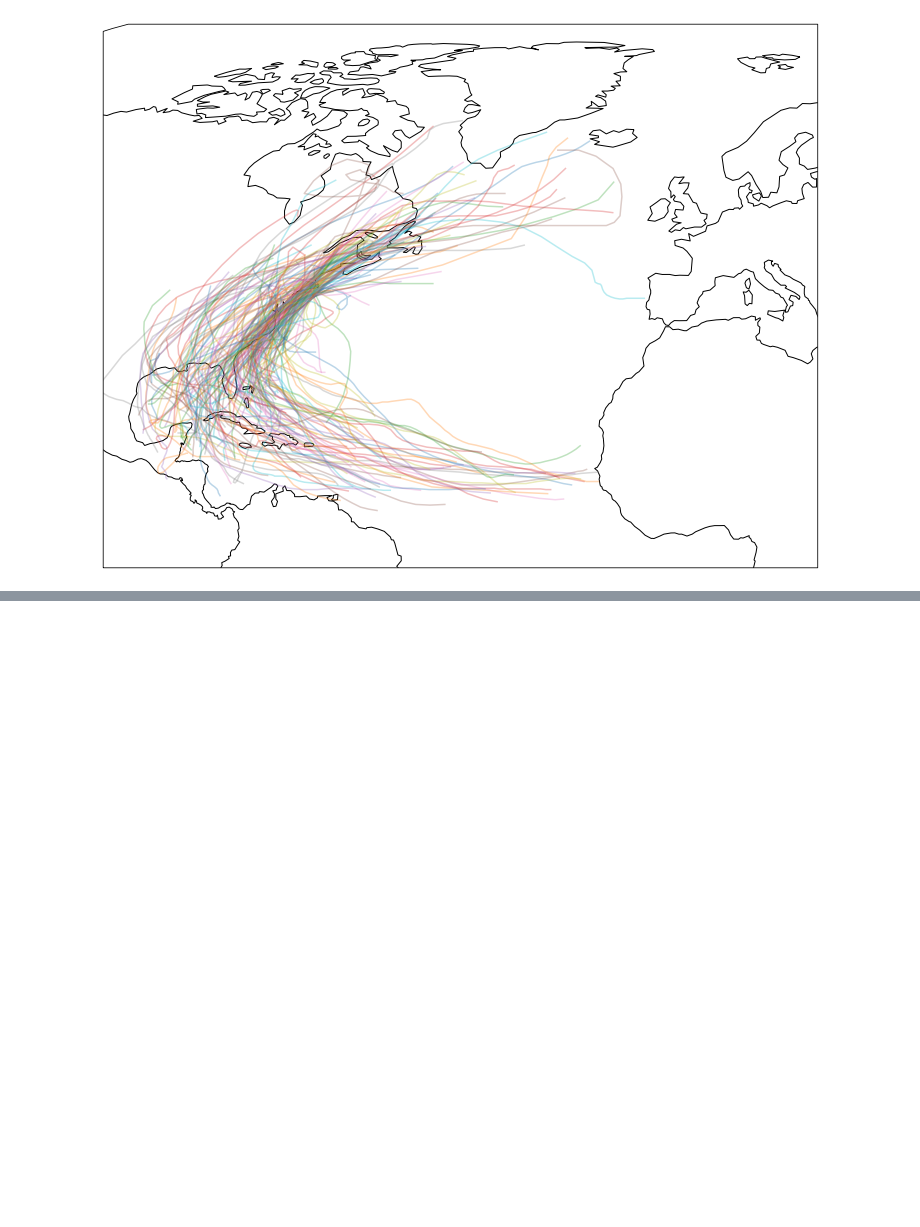
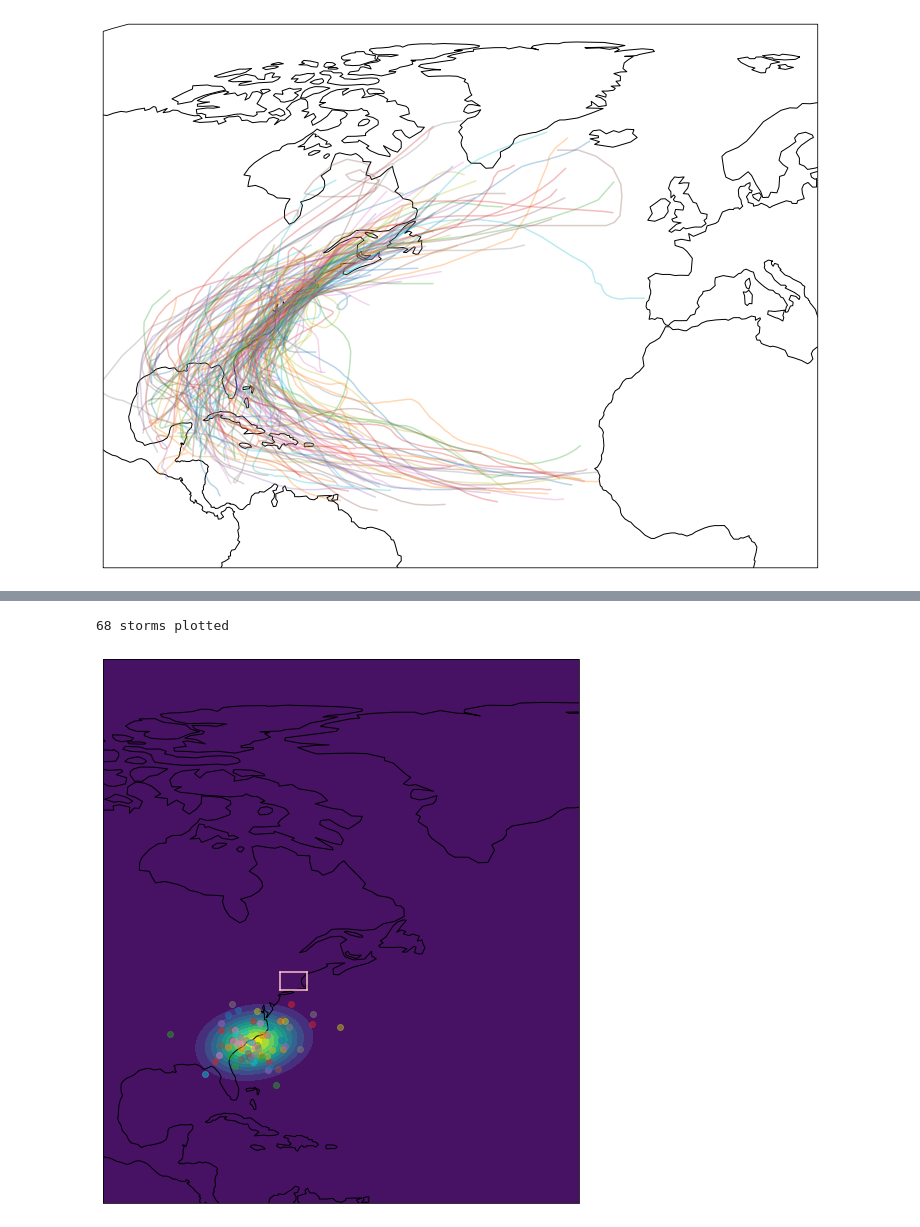
Before and after one commit to bparazin/HurricaneReanalysisProject, a Jupyter notebook: Plot paths.ipynb, the cells around one changed output, grey strips where cells are left out. Drawn from its saved outputs; the diff is of its cells as text; code cells hidden in the pictures; blank space fills up the shorter version.

```diff
--- a/Plot paths.ipynb
+++ b/Plot paths.ipynb
@@ -204,0 +210,5 @@ plotTMinusPosition(hurdat, 60, ['TD', 'HU', 'TS', 'SS', 'EX'], lon_min=-74, lon_
+# %%
+plotTMinusPosition(hurdat, 30, ['TD', 'HU', 'TS', 'SS', 'EX'], lon_min=-74, lon_max=-70, lat_min=41.25, lat_max=44)
+# %% [output]
+68 storms plotted
+[figure, added]
```
Also changed, not shown: parts of 6 cells of this notebook, 2 other files.
